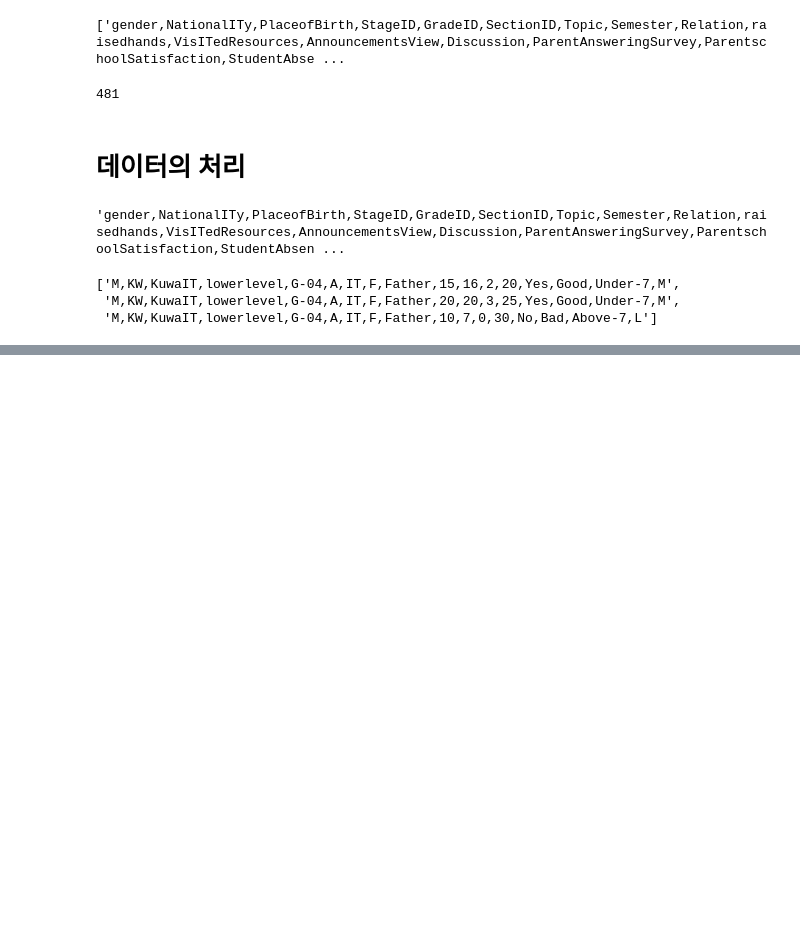
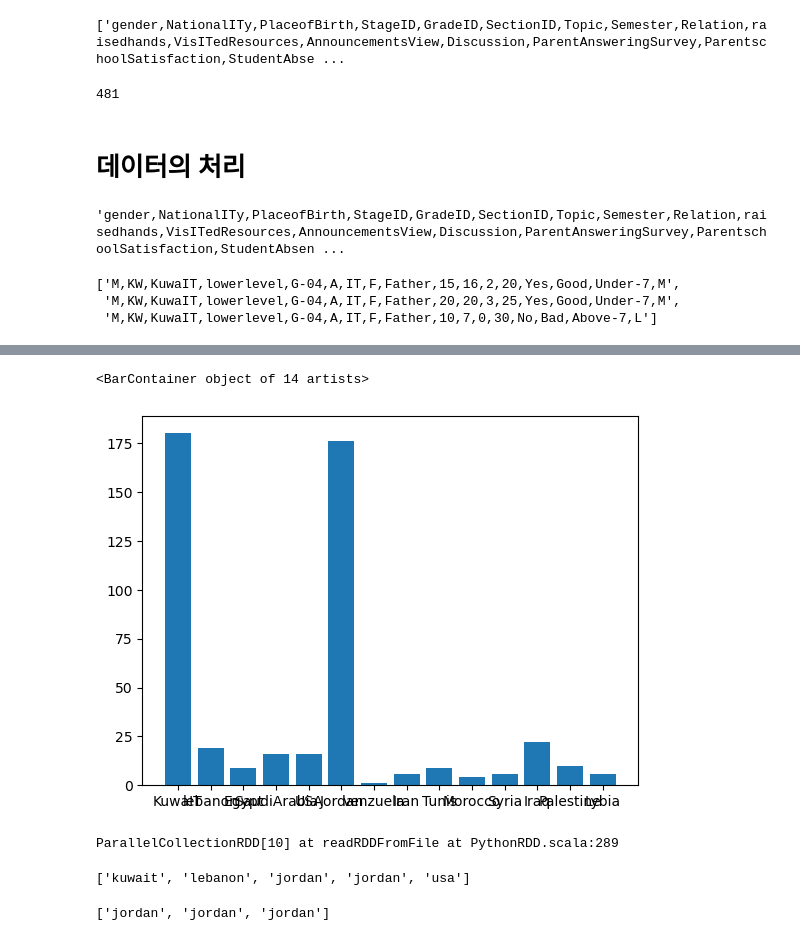
Before and after one commit to yleessam/start_spark, a Jupyter notebook: 02_RDD_test.ipynb, the cells around one changed output, grey strips where cells are left out. Drawn from its saved outputs; the diff is of its cells as text; code cells hidden in the pictures; blank space fills up the shorter version.

```diff
--- a/02_RDD_test.ipynb
+++ b/02_RDD_test.ipynb
@@ -131,3 +131,6 @@ datas.take(3)
 ['M,KW,KuwaIT,lowerlevel,G-04,A,IT,F,Father,15,16,2,20,Yes,Good,Under-7,M',
  'M,KW,KuwaIT,lowerlevel,G-04,A,IT,F,Father,20,20,3,25,Yes,Good,Under-7,M',
  'M,KW,KuwaIT,lowerlevel,G-04,A,IT,F,Father,10,7,0,30,No,Bad,Above-7,L']
+# %%
+countries = datas.map(lambda row : row.split(',')[2])
+countries
@@ -133,0 +143,3 @@ datas.take(3)
+# %%
+result = countries.countByValue() #집계
+result
@@ -133,0 +194,8 @@ datas.take(3)
+# %%
+import matplotlib.pyplot as plt
+countries = list(result.keys())
+counts = list(result.values())
+plt.bar(countries, counts)
+# %% [output]
+<BarContainer object of 14 artists>
+[figure, added]
@@ -133,0 +206,21 @@ datas.take(3)
+# %%
+# 2. RDD 생성 - 기본 리스트
+data = ["KuwaIT", "lebanon", "Jordan", "Jordan", "USA", "Egypt",
+        "Jordan", "USA", "Iran", "Iran", "KuwaIT"]
+
+countries = spark.sparkContext.parallelize(data)
+countries
+# %% [output]
+ParallelCollectionRDD[10] at readRDDFromFile at PythonRDD.scala:289
+# %%
+# 소문자로 변환 lower()
+countries_lower = countries.map(lambda x:x.lower())
+countries_lower.take(5)
+# %% [output]
+['kuwait', 'lebanon', 'jordan', 'jordan', 'usa']
+# %%
+# jordan 추출
+jordan = countries_lower.filter(lambda x:x=='jordan')
+jordan.collect()
+# %% [output]
+['jordan', 'jordan', 'jordan']
```
Also changed, not shown: parts of 19 cells of this notebook.
